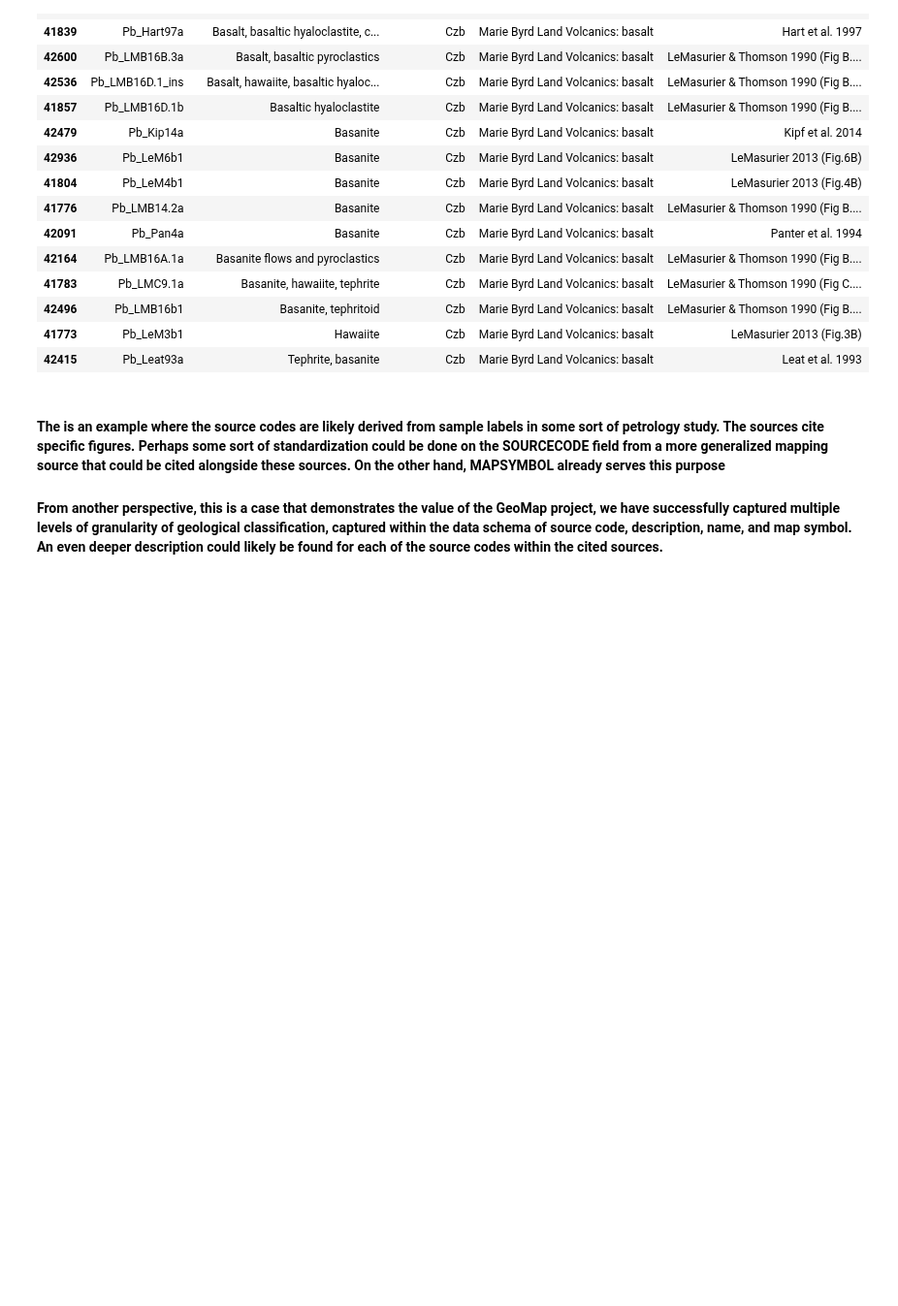
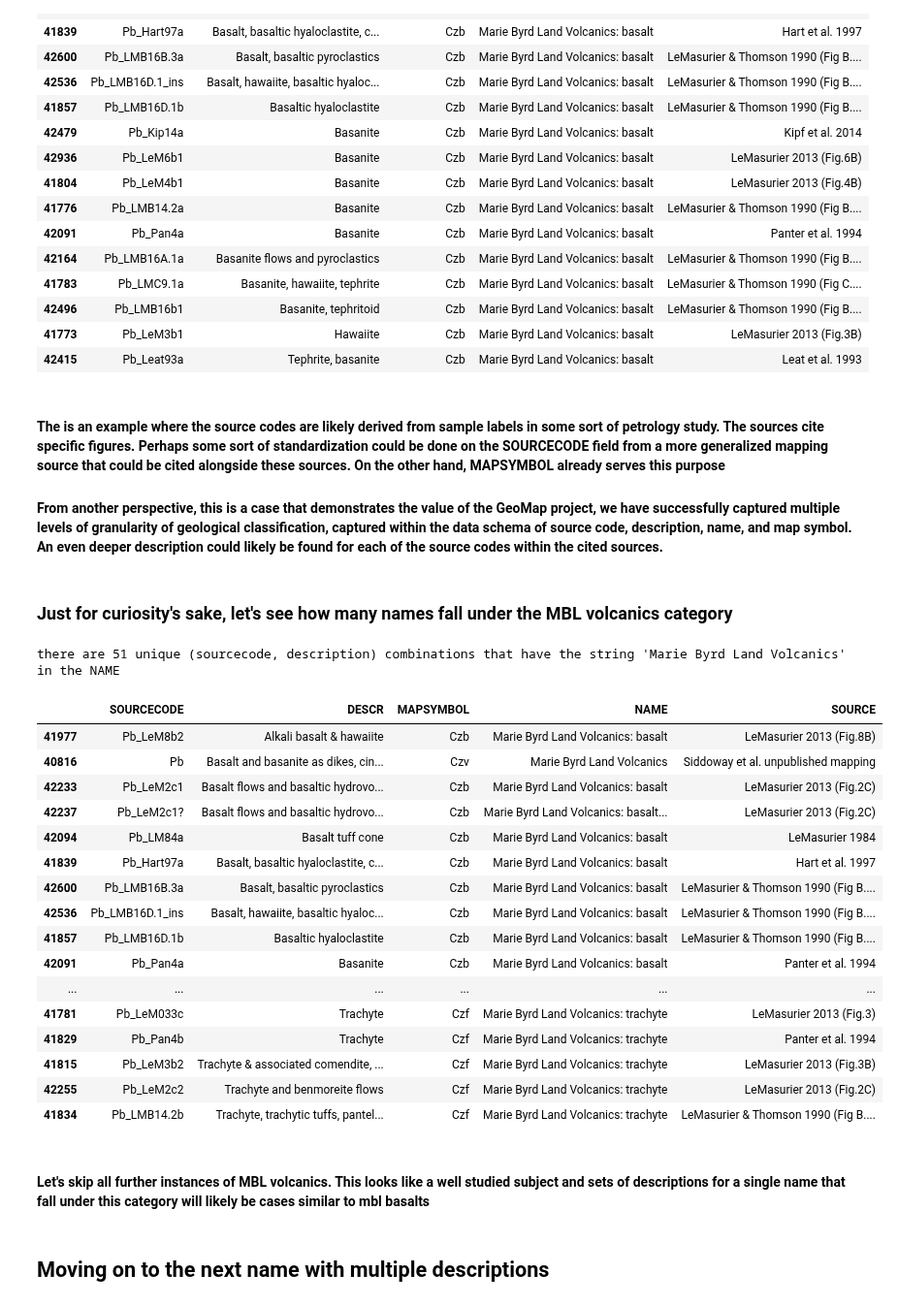
Before and after one commit to selkind/GeoMap, a Jupyter notebook: name_descr_investigation.ipynb, the cells around one changed output. Shown at 97% size. Cells and saved outputs as stored; diff of their text form; code cells hidden in the pictures; blank space fills up the shorter version.

```diff
--- a/name_descr_investigation.ipynb
+++ b/name_descr_investigation.ipynb
@@ -190,3 +193,35 @@ There are 17 unique source codes for the polygons with the name 'Marie Byrd Land
 # %% [markdown]
 #### The is an example where the source codes are likely derived from sample labels in some sort of petrology study. The sources cite specific figures. Perhaps some sort of standardization could be done on the SOURCECODE field from a more generalized mapping source that could be cited alongside these sources. On the other hand, MAPSYMBOL already serves this purpose
 #### From another perspective, this is a case that demonstrates the value of the GeoMap project, we have successfully captured multiple levels of granularity of geological classification, captured within the data schema of source code, description, name, and map symbol. An even deeper description could likely be found for each of the source codes within the cited sources.
+# %% [markdown]
+### Just for curiosity's sake, let's see how many names fall under the MBL volcanics category
+# %%
+mbl_volcanics_mask_string = "Marie Byrd Land Volcanics"
+mbl_volcanics_name_mask = data["NAME"].str.contains(mbl_volcanics_mask_string).any(level=0)
+mbl_volcanics_names = data[mbl_volcanics_name_mask][mbl_cols].drop_duplicates(mbl_unique_cols).sort_values("DESCR")
+# %%
+print(f"there are {len(mbl_volcanics_names)} unique (sourcecode, description) combinations that have the string '{mbl_volcanics_mask_string}' in the NAME ")
+display(mbl_volcanics_names)
+# %% [output]
+there are 51 unique (sourcecode, description) combinations that have the string 'Marie Byrd Land Volcanics' in the NAME
+|  | SOURCECODE | DESCR | MAPSYMBOL | NAME | SOURCE |
+| 41977 | Pb_LeM8b2 | Alkali basalt & hawaiite | Czb | Marie Byrd Land Volcanics: basalt | LeMasurier 2013 (Fig.8B) |
+| 40816 | Pb | Basalt and basanite as dikes, cin... | Czv | Marie Byrd Land Volcanics | Siddoway et al. unpublished mapping |
+| 42233 | Pb_LeM2c1 | Basalt flows and basaltic hydrovo... | Czb | Marie Byrd Land Volcanics: basalt | LeMasurier 2013 (Fig.2C) |
+| 42237 | Pb_LeM2c1? | Basalt flows and basaltic hydrovo... | Czb | Marie Byrd Land Volcanics: basalt... | LeMasurier 2013 (Fig.2C) |
+| 42094 | Pb_LM84a | Basalt tuff cone | Czb | Marie Byrd Land Volcanics: basalt | LeMasurier 1984 |
+| 41839 | Pb_Hart97a | Basalt, basaltic hyaloclastite, c... | Czb | Marie Byrd Land Volcanics: basalt | Hart et al. 1997 |
+| 42600 | Pb_LMB16B.3a | Basalt, basaltic pyroclastics | Czb | Marie Byrd Land Volcanics: basalt | LeMasurier & Thomson 1990 (Fig B.... |
+| 42536 | Pb_LMB16D.1_ins | Basalt, hawaiite, basaltic hyaloc... | Czb | Marie Byrd Land Volcanics: basalt | LeMasurier & Thomson 1990 (Fig B.... |
+| 41857 | Pb_LMB16D.1b | Basaltic hyaloclastite | Czb | Marie Byrd Land Volcanics: basalt | LeMasurier & Thomson 1990 (Fig B.... |
+| 42091 | Pb_Pan4a | Basanite | Czb | Marie Byrd Land Volcanics: basalt | Panter et al. 1994 |
+| ... | ... | ... | ... | ... | ... |
+| 41781 | Pb_LeM033c | Trachyte | Czf | Marie Byrd Land Volcanics: trachyte | LeMasurier 2013 (Fig.3) |
+| 41829 | Pb_Pan4b | Trachyte | Czf | Marie Byrd Land Volcanics: trachyte | Panter et al. 1994 |
+| 41815 | Pb_LeM3b2 | Trachyte & associated comendite, ... | Czf | Marie Byrd Land Volcanics: trachyte | LeMasurier 2013 (Fig.3B) |
+| 42255 | Pb_LeM2c2 | Trachyte and benmoreite flows | Czf | Marie Byrd Land Volcanics: trachyte | LeMasurier 2013 (Fig.2C) |
+| 41834 | Pb_LMB14.2b | Trachyte, trachytic tuffs, pantel... | Czf | Marie Byrd Land Volcanics: trachyte | LeMasurier & Thomson 1990 (Fig B.... |
+# %% [markdown]
+#### Let's skip all further instances of MBL volcanics. This looks like a well studied subject and sets of descriptions for a single name that fall under this category will likely be cases similar to mbl basalts
+# %% [markdown]
+## Moving on to the next name with multiple descriptions
```
Also changed, not shown: parts of 27 cells of this notebook.
